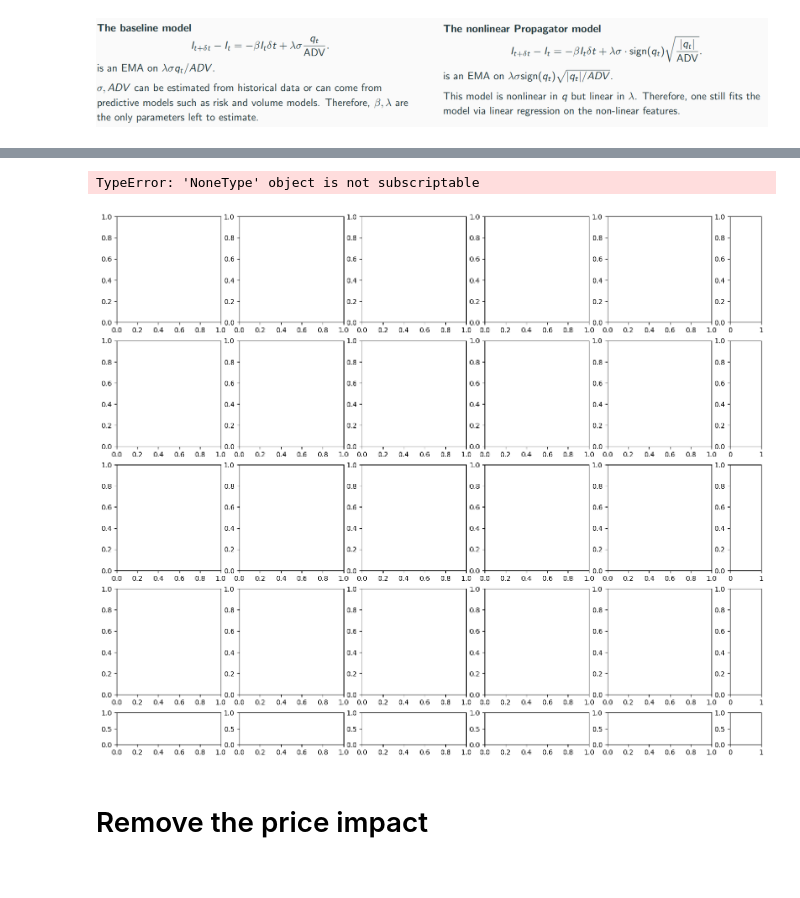
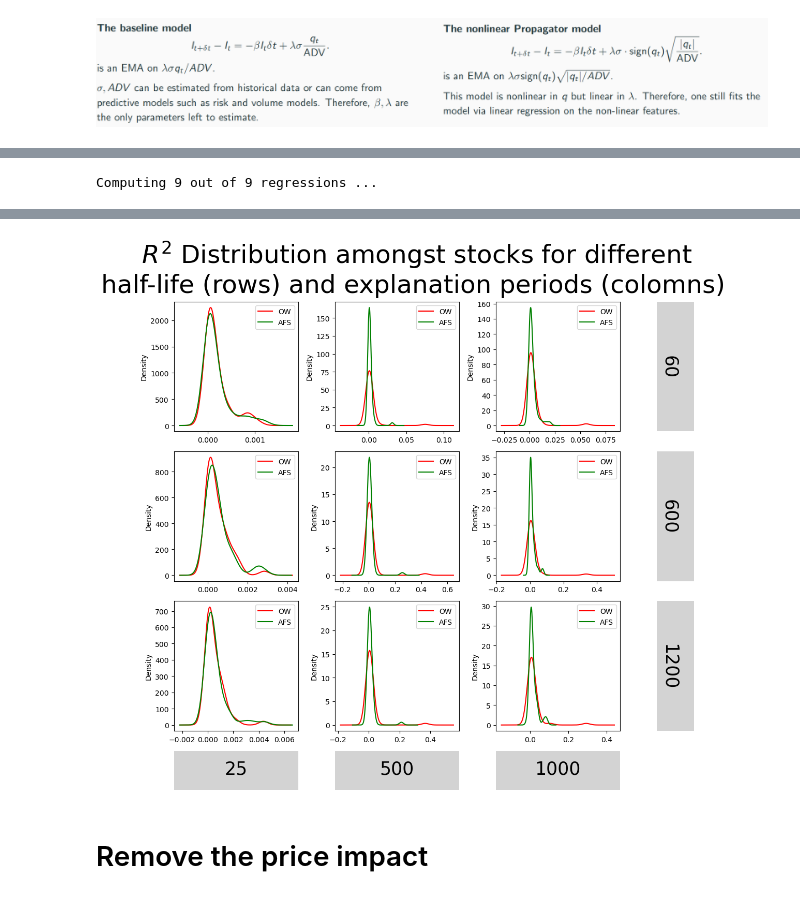
Before and after one commit to Max-Ded/computing-finance, a Jupyter notebook: High-Frequency-Algorithmic-Trading/coursework-notebook.ipynb, the cells around one changed output, grey strips where cells are left out. Saved outputs shown, nothing was run; the diff lists cells and outputs as text; code cells hidden in the pictures.

Commit message:
no impact prices + better graph

```diff
--- a/High-Frequency-Algorithmic-Trading/coursework-notebook.ipynb
+++ b/High-Frequency-Algorithmic-Trading/coursework-notebook.ipynb
@@ -14,3 +16,7 @@ simplefilter(action="ignore", category=pd.errors.PerformanceWarning)
+# %%
+DEFAULT_EXPLANATION_PERIOD = 720
+DEFAULT_IN_SAMPLE_MONTH = 1
+DEFAULT_HALF_LIFE = 3600
 # %% [markdown]
 # Data pipeline
 # %% [markdown]
@@ -320,16 +365,21 @@ price_impact_model = PriceImpactModel(bin_sample_data=bin_sample_df,average_dail
 # %% [markdown]
 ![image.png](attachment:image.png)
 # %%
-half_lifes = [60,600,3600,10000]
-explanation_periods = [25,100,250,750,1500]
+half_lifes = [60,600,1200]
+explanation_periods = [25,500,1000]
 in_sample_month = 1
 
+index_regression_compute = 1
 for half_life in half_lifes:
-    price_impact_model.compute_and_store_impact(half_life=half_life,model_type="linear") #optionnal
-    price_impact_model.compute_and_store_impact(half_life=half_life,model_type="sqrt") #optionnal
+    # price_impact_model.compute_and_store_impact(half_life=half_life,model_type="linear") #optionnal
+    # price_impact_model.compute_and_store_impact(half_life=half_life,model_type="sqrt") #optionnal
     for explanation_period in explanation_periods:
         price_impact_model.regression_by_model(half_life=half_life,model_type="linear",explanation_period=explanation_period,in_sample_month=in_sample_month)
         price_impact_model.regression_by_model(half_life=half_life,model_type="sqrt",explanation_period=explanation_period,in_sample_month=in_sample_month)
+        print(f"Computing {index_regression_compute} out of {len(half_lifes)*len(explanation_periods)} regressions ...",end="\r")
+        index_regression_compute+=1
+# %% [output]
+Computing 9 out of 9 regressions ...
 # %%
 price_impact_model.get_regression_result_by_key(("linear",60,25,1)).head(2)
 # %% [output]
@@ -353,37 +403,36 @@ for hf_index,half_life in enumerate(half_lifes):
 
 for hf_index,half_life in enumerate(half_lifes):
     ax = axs[hf_index][-1]
     ax.grid(False)
     ax.set_xticks([])
     ax.set_yticks([])
     ax.set_ylim(0, 1)
-    ax.text( 0.08, 0.5, half_life,fontsize = 25, va='center', transform=ax.transAxes,rotation=270)
+    ax.text( 0.1, 0.5, half_life,fontsize = 25, va='center', transform=ax.transAxes,rotation=270)
     ax.set_facecolor("#D3D3D3")
     for spine in ax.spines.values():
         spine.set_visible(False)
 for ep_index,explanation_period in enumerate(explanation_periods):
     ax = axs[-1][ep_index]
     ax.grid(False)
     ax.set_xticks([])
     ax.set_yticks([])
     ax.set_xlim(0, 1)
     ax.set_ylim(0, 1)
-    ax.text(0.5, 0.43, explanation_period, fontsize = 25,ha='center')
+    ax.text(0.5, 0.4, explanation_period, fontsize = 25,ha='center')
     ax.set_facecolor("#D3D3D3")
     for spine in ax.spines.values():
         spine.set_visible(False)
 ax = axs[-1][-1]
 ax.grid(False)
 ax.set_xticks([])
 ax.set_yticks([])
 for spine in ax.spines.values():
     spine.set_visible(False)
 fig.suptitle(t="$R^2$ Distribution amongst stocks for different \nhalf-life (rows) and explanation periods (colomns) ",fontsize = 35)
 plt.tight_layout()
 plt.show()
 # %% [output]
-TypeError: 'NoneType' object is not subscriptable
-[figure, old version]
+[figure, new version]
 # %% [markdown]
 # Remove the price impact
 # %%
```
Also changed, not shown: parts of 3 cells of this notebook.
